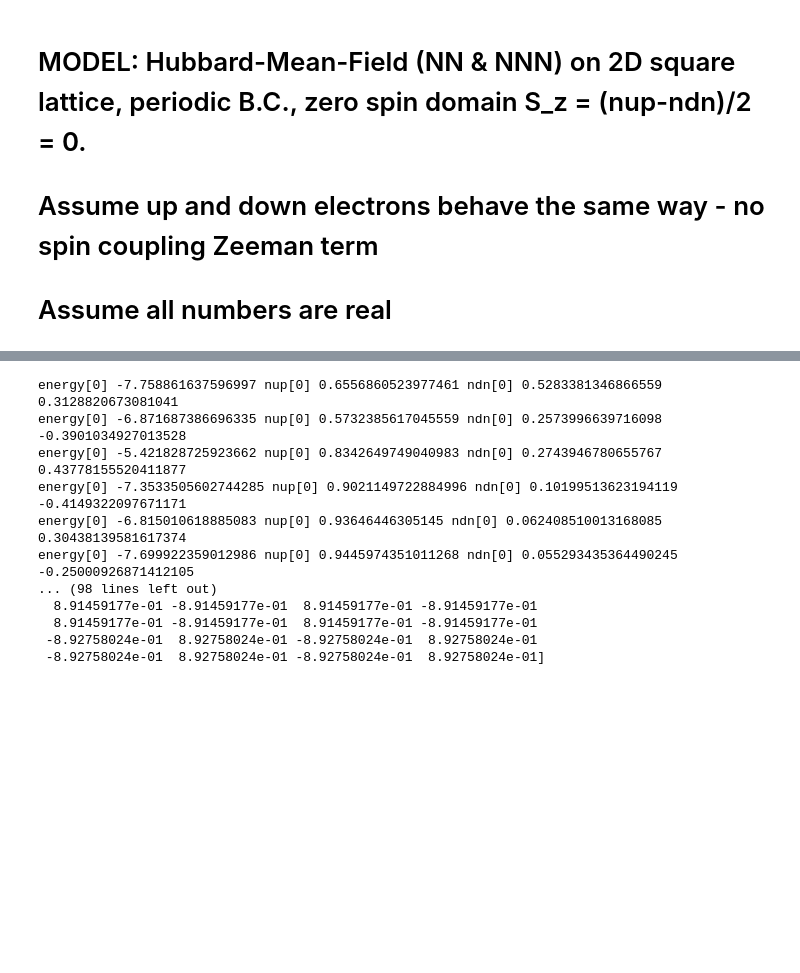
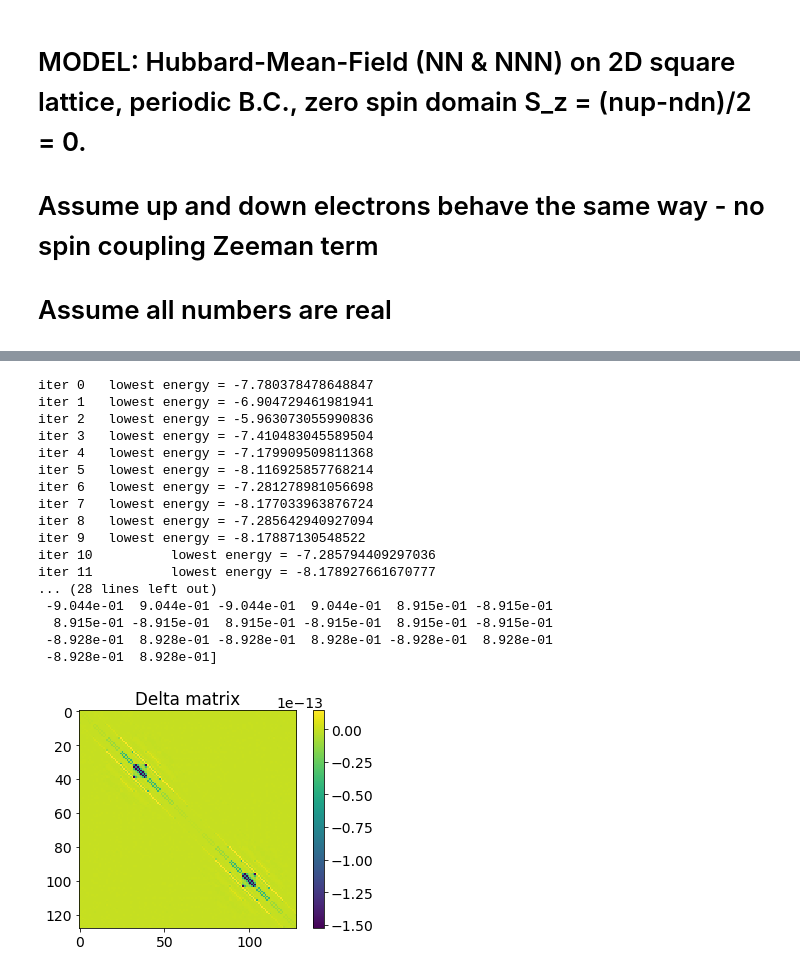
Before and after one commit to katherineding/mean-field, a Jupyter notebook: Mean-Field.ipynb, the cells around one changed output, grey strips where cells are left out. Saved outputs shown, nothing was run; the diff lists cells and outputs as text; code cells hidden in the pictures; blank space fills up the shorter version.

```diff
--- a/Mean-Field.ipynb
+++ b/Mean-Field.ipynb
@@ -143,4 +167,5 @@ def Build_H(Delta,n,sigma):
     return H
 # %%
 def Fermi_Dist(E,beta):
+    '''Fermion occupation function'''
     return 1/(1+np.exp(beta*E))
@@ -163,5 +207,6 @@ def Make_Delta_ij(Vd, E, Umat, Vmat, beta):
 # %%
 def Make_Nup(E,Umat):
+    '''Get <n_i,up> from eigenvectors and eigenvalues'''
     return np.sum((Umat**2) * Fermi_Dist(E,beta),axis=1)
 # %%
 def Make_Ndn(E,Vmat):
@@ -186,7 +234,7 @@ for x in range(Nx):
         #total index n
         ntotal = x + Nx*y;
         n[ntotal] = filling
-        sigma[ntotal] = 0.1*np.cos(np.pi*y/8)*(-1)**(x+y)
+        sigma[ntotal] = 0.2*np.cos(np.pi*y/8)*(-1)**(x+y)
 
 
 Delta,ilist,jlist = initDeltaMatrix(Nx,Ny,Vd)
@@ -231,5 +279,5 @@ init <sigma> = [ 1.00000000e-01 -1.00000000e-01  1.00000000e-01 -1.00000000e-01
 # %%
-maxiter = 40
+maxiter = 19
 nit = 0;
 while nit < maxiter:
     eigvals,eigvecs = la.eigh(H)
@@ -242,68 +290,86 @@ while nit < maxiter:
     n_up = Make_Nup(eigvals,Umat);
     n_dn = Make_Ndn(eigvals,Vmat);
     n_new = n_up + n_dn;
-    print('energy[0]',eigvals[0],'nup[0]',n_up[0],'ndn[0]',n_dn[0])
+    print(f'iter {nit} \t lowest energy = {eigvals[0]}')
     sigma_new = n_up - n_dn;
-    Delta_new = Make_Delta_ij(Vd,eigvals,Umat,Vmat,beta);
-    #Delta_new = np.zeros((N,N),dtype=float)
-    #Delta_new[ilist,jlist] = Delta_full[ilist,jlist]
+    Delta_full = Make_Delta_ij(Vd,eigvals,Umat,Vmat,beta);
+    Delta_new = np.zeros((N,N),dtype=float)
+    Delta_new[ilist,jlist] = Delta_full[ilist,jlist]
 
     change = la.norm(n_new-n),la.norm(sigma_new-sigma)
-    print(np.mean(n_new-n))
 
     if np.max(change) < 1e-3:
         break
     else:
         Delta = Delta_new
         n = n_new;
+        #print(n)
         sigma = sigma_new
         H = Build_H(Delta,n,sigma)
 
     nit +=1
 
 
 if nit >= maxiter:
     print('no convergence')
 else:
     print(f'converged after {nit} iterations')
+
+
+
+#Hamiltonian
+H = Build_H(Delta,n,sigma)
+eigvals,eigvecs = la.eigh(H)
+#Take positive eigenvals and corresponding eigenvecs
+Umat = eigvecs[:N,:] #first N rows
+Vmat = eigvecs[N:,:] #last N rows
 #plt.figure();
-#plt.imshow(Delta);
-#plt.title('Delta matrix');plt.colorbar()
+#plt.imshow(eigvecs)
+
+n_up = Make_Nup(eigvals,Umat);
+n_dn = Make_Ndn(eigvals,Vmat);
+n = n_up + n_dn;
+print(f'iter {nit} \t lowest energy = {eigvals[0]}')
+sigma = n_up - n_dn;
+Delta = Make_Delta_ij(Vd,eigvals,Umat,Vmat,beta);
+
+plt.figure();
+plt.imshow(Delta);
+plt.title('Delta matrix');plt.colorbar()
 
 print(f'<n> = {np.mean(n)}')
 print(f'<sigma> = {sigma}')
 
-#Hamiltonian
-H = Build_H(Delta,n,sigma)
 #plt.figure();
 #plt.imshow(H);plt.colorbar()
 #plt.title("Hamiltonian")
 
 #Diagonalize
 #eigvals,eigvecs = la.eigh(H)
 #print(f"energies: {eigvals}")
 
 #plt.figure();
 #plt.imshow(eigvecs);plt.colorbar()
 #plt.title('eigenvectors')
 # %% [output]
-energy[0] -7.758861637596997 nup[0] 0.6556860523977461 ndn[0] 0.5283381346866559
-0.3128820673081041
-energy[0] -6.871687386696335 nup[0] 0.5732385617045559 ndn[0] 0.2573996639716098
--0.3901034927013528
-energy[0] -5.421828725923662 nup[0] 0.8342649749040983 ndn[0] 0.2743946780655767
-0.43778155520411877
-energy[0] -7.3533505602744285 nup[0] 0.9021149722884996 ndn[0] 0.10199513623194119
--0.4149322097671171
-energy[0] -6.815010618885083 nup[0] 0.93646446305145 ndn[0] 0.062408510013168085
-0.30438139581617374
-energy[0] -7.699922359012986 nup[0] 0.9445974351011268 ndn[0] 0.055293435364490245
--0.25000926871412105
-... (98 lines left out)
-  8.91459177e-01 -8.91459177e-01  8.91459177e-01 -8.91459177e-01
-  8.91459177e-01 -8.91459177e-01  8.91459177e-01 -8.91459177e-01
- -8.92758024e-01  8.92758024e-01 -8.92758024e-01  8.92758024e-01
- -8.92758024e-01  8.92758024e-01 -8.92758024e-01  8.92758024e-01]
+iter 0   lowest energy = -7.780378478648847
+iter 1   lowest energy = -6.904729461981941
+iter 2   lowest energy = -5.963073055990836
+iter 3   lowest energy = -7.410483045589504
+iter 4   lowest energy = -7.179909509811368
+iter 5   lowest energy = -8.116925857768214
+iter 6   lowest energy = -7.281278981056698
+iter 7   lowest energy = -8.177033963876724
+iter 8   lowest energy = -7.285642940927094
+iter 9   lowest energy = -8.17887130548522
+iter 10          lowest energy = -7.285794409297036
+iter 11          lowest energy = -8.178927661670777
+... (28 lines left out)
+ -9.044e-01  9.044e-01 -9.044e-01  9.044e-01  8.915e-01 -8.915e-01
+  8.915e-01 -8.915e-01  8.915e-01 -8.915e-01  8.915e-01 -8.915e-01
+ -8.928e-01  8.928e-01 -8.928e-01  8.928e-01 -8.928e-01  8.928e-01
+ -8.928e-01  8.928e-01]
+[figure, added]
 # %%
 up_occ = np.zeros((Nx,Ny),dtype=float)
 down_occ = np.zeros((Nx,Ny),dtype=float)
```
Also changed, not shown: parts of 16 cells of this notebook, 3 other files.
